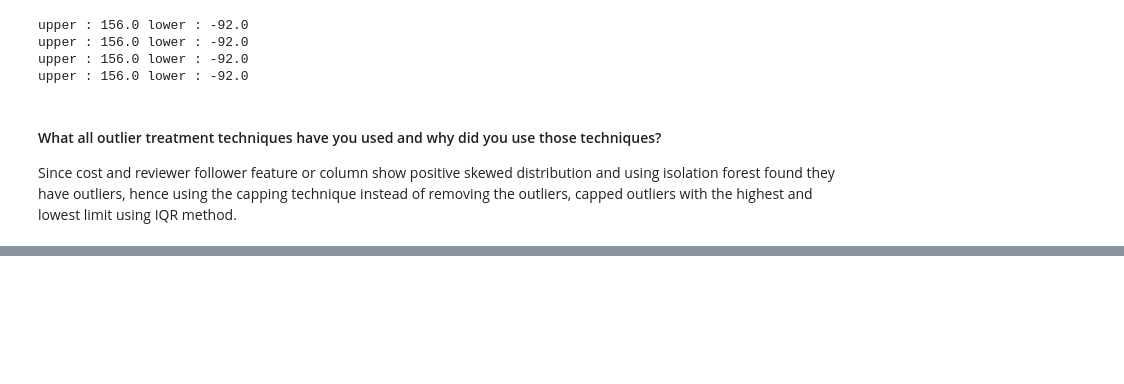
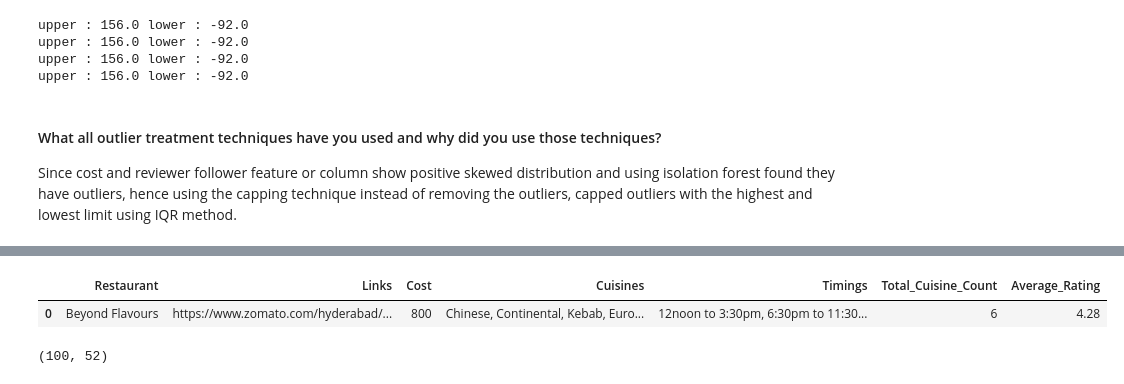
Before and after one commit to Siddharth3271/Advanced-Zomato-Restaurant-Clustering-and-Sentiment-Analysis, a Jupyter notebook: notebook.ipynb, the cells around one changed output, grey strips where cells are left out. Saved outputs shown, nothing was run; the diff lists cells and outputs as text; code cells hidden in the pictures; blank space fills up the shorter version.

```diff
--- a/notebook.ipynb
+++ b/notebook.ipynb
@@ -1569,0 +1619,8 @@ Since cost and reviewer follower feature or column show positive skewed distribu
+# %%
+#adding average rating - will remove 5 unrated restaurant from 105 restaurant
+avg_hotel_rating.rename(columns = {'Rating':'Average_Rating'}, inplace =True)
+hotelCopy = hotelCopy.merge(avg_hotel_rating[['Average_Rating','Restaurant']], on = 'Restaurant')
+hotelCopy.head(1)
+# %% [output]
+|  | Restaurant | Links | Cost | Cuisines | Timings | Total_Cuisine_Count | Average_Rating |
+| 0 | Beyond Flavours | https://www.zomato.com/hyderabad/... | 800 | Chinese, Continental, Kebab, Euro... | 12noon to 3:30pm, 6:30pm to 11:30... | 6 | 4.28 |
@@ -1569,0 +1630,4 @@ Since cost and reviewer follower feature or column show positive skewed distribu
+# %%
+cluster_dummy.shape
+# %% [output]
+(100, 52)
```
Also changed, not shown: parts of 10 cells of this notebook.
